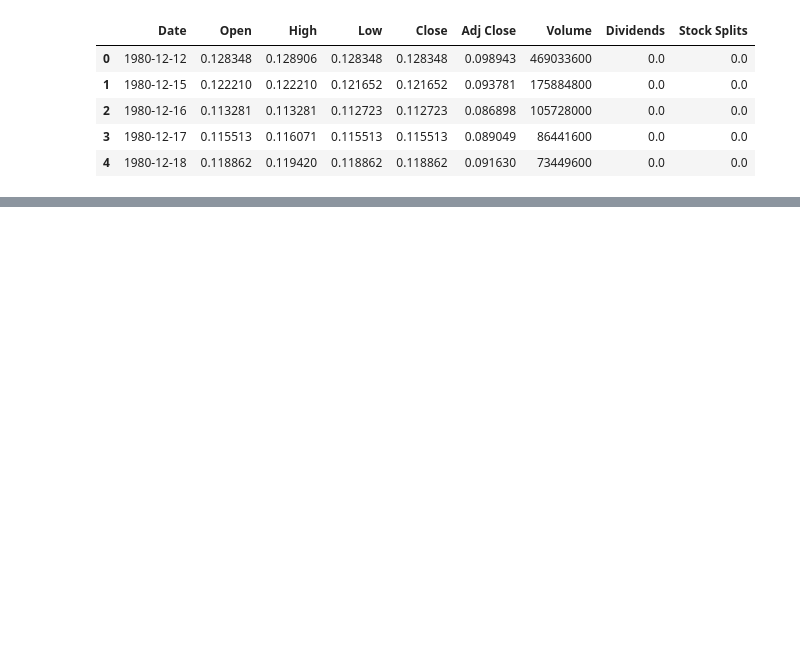
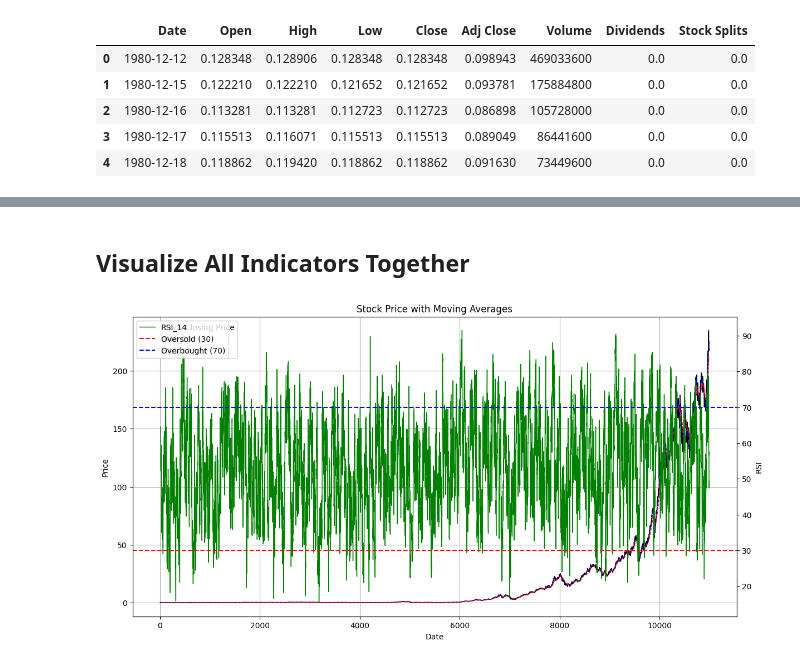
Before and after one commit to wendirad/weekOne, a Jupyter notebook: notebooks/chall2.ipynb, the cells around one changed output, grey strips where cells are left out. Saved outputs shown, nothing was run; the diff lists cells and outputs as text; code cells hidden in the pictures; blank space fills up the shorter version.

```diff
--- a/notebooks/chall2.ipynb
+++ b/notebooks/chall2.ipynb
@@ -53,0 +105,27 @@ print(data.tail(10))
+# %% [markdown]
+## **Visualize All Indicators Together**
+# %%
+fig, ax1 = plt.subplots(figsize=(14, 7))
+
+# Plot the closing price, SMA, and EMA
+ax1.plot(data['Close'], label='Stock Closing Price', color='black', linewidth=1)
+ax1.plot(data['SMA_20'], label='SMA_20', color='blue', linestyle='--', linewidth=1)
+ax1.plot(data['EMA_50'], label='EMA_50', color='red', linestyle='--', linewidth=1)
+
+ax1.set_xlabel('Date')
+ax1.set_ylabel('Price')
+ax1.set_title('Stock Price with Moving Averages')
+ax1.legend(loc='best')
+ax1.grid(True)
+
+# Create a second axis for RSI
+ax2 = ax1.twinx()
+ax2.plot(data['RSI_14'], label='RSI_14', color='green', linewidth=1)
+ax2.axhline(30, color='red', linestyle='--', label='Oversold (30)')
+ax2.axhline(70, color='blue', linestyle='--', label='Overbought (70)')
+ax2.set_ylabel('RSI')
+
+ax2.legend(loc='upper left')
+plt.show()
+# %% [output]
+[figure, added]
```
Also changed, not shown: parts of 13 cells of this notebook.
